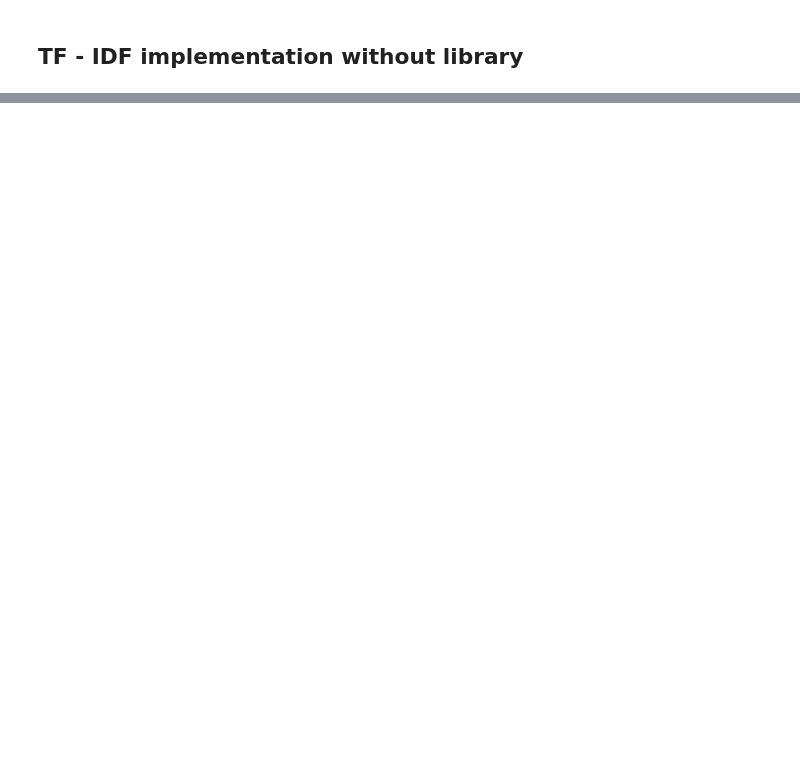
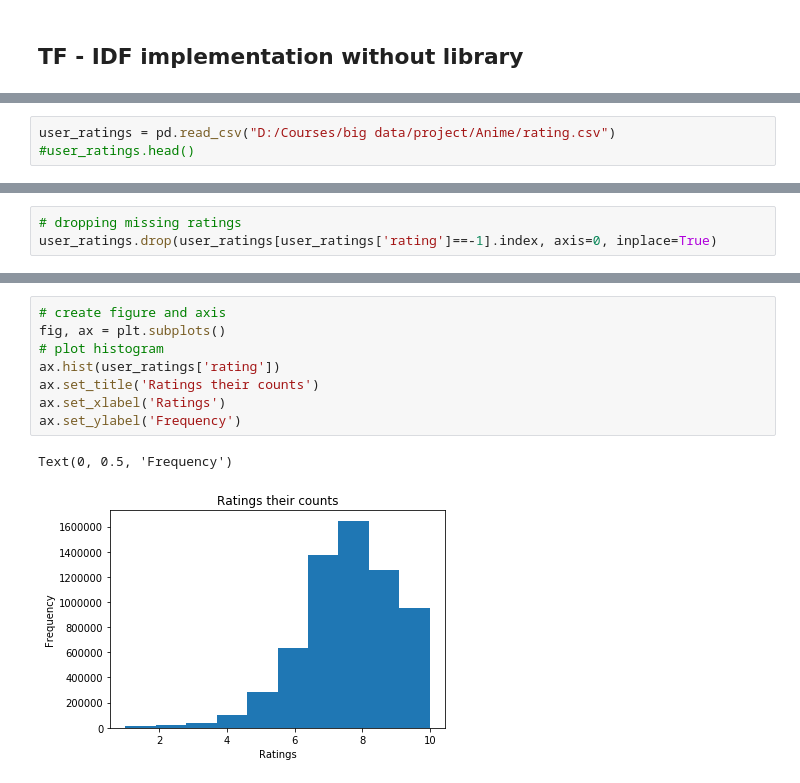
Before and after one commit to arsh1207/BigDataProject, a Jupyter notebook: Content_based_recommendation_system.ipynb, the cells around one changed output, grey strips where cells are left out. Drawn from its saved outputs; the diff is of its cells as text; blank space fills up the shorter version.

```diff
--- a/Content_based_recommendation_system.ipynb
+++ b/Content_based_recommendation_system.ipynb
@@ -332,0 +228,3 @@ df[['name', 'genre', 'type']].loc[indices]
+# %%
+user_ratings = pd.read_csv("D:/Courses/big data/project/Anime/rating.csv")
+#user_ratings.head()
@@ -332,0 +247,3 @@ df[['name', 'genre', 'type']].loc[indices]
+# %%
+# dropping missing ratings
+user_ratings.drop(user_ratings[user_ratings['rating']==-1].index, axis=0, inplace=True)
@@ -332,0 +265,11 @@ df[['name', 'genre', 'type']].loc[indices]
+# %%
+# create figure and axis
+fig, ax = plt.subplots()
+# plot histogram
+ax.hist(user_ratings['rating'])
+ax.set_title('Ratings their counts')
+ax.set_xlabel('Ratings')
+ax.set_ylabel('Frequency')
+# %% [output]
+Text(0, 0.5, 'Frequency')
+[figure, added]
```
Also changed, not shown: parts of 54 cells of this notebook.
